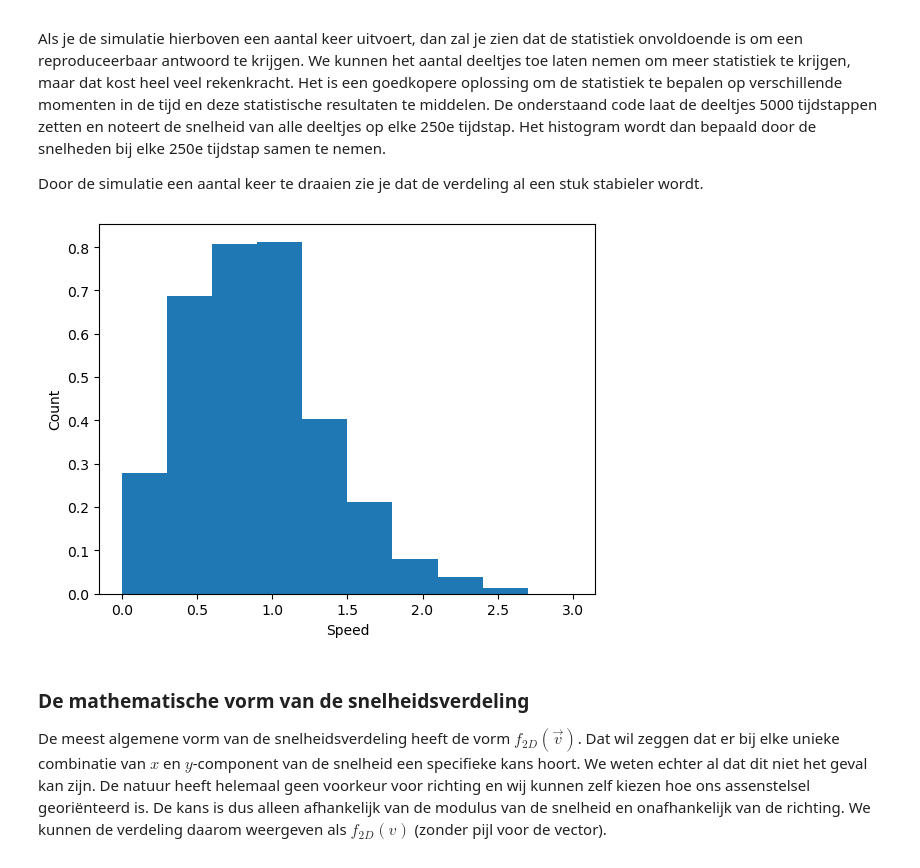
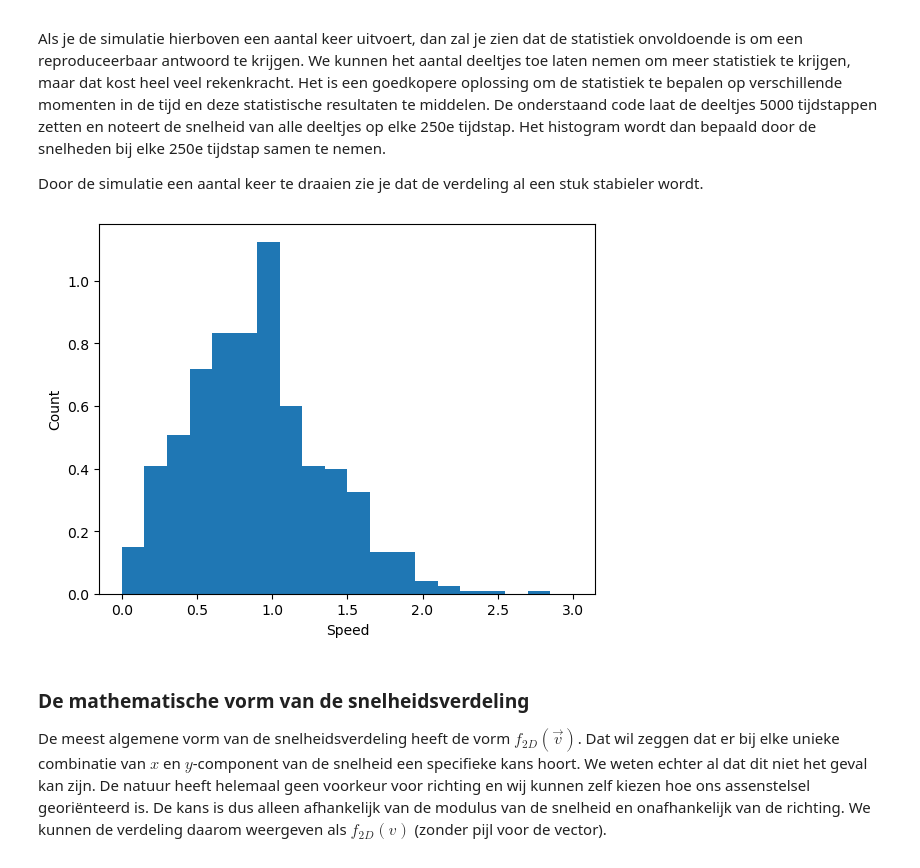
Before and after one commit to Ra3141592/Thermolab_eigen, a Jupyter notebook: Content/PySim/6_boltzmann.ipynb, the cells around one changed output. Saved outputs shown, nothing was run; the diff lists cells and outputs as text; code cells hidden in the pictures.

```diff
--- a/Content/PySim/6_boltzmann.ipynb
+++ b/Content/PySim/6_boltzmann.ipynb
@@ -230,27 +230,27 @@ Als je de simulatie hierboven een aantal keer uitvoert, dan zal je zien dat de s
 Door de simulatie een aantal keer te draaien zie je dat de verdeling al een stuk stabieler wordt.
 # %%
 particles = []
-num_bins = 10
+num_bins = 20
 tot_counts = np.zeros(num_bins, dtype=float)
 
 plt.figure()
 plt.xlabel('Speed')
 plt.ylabel('Count')
 
 create_uniform_particles(particles)
 
 for i in range(5000):
     take_time_step(particles)
     if i % 250 == 0:
         speeds = [np.linalg.norm(p.v) for p in particles]
         partial_counts, bins = np.histogram(speeds, bins=num_bins, density='True', range=[0,3*V_0])
         tot_counts += partial_counts
 
 norm_counts = tot_counts / 20
 plt.stairs(norm_counts, bins, fill='True')
 plt.show()
 # %% [output]
-[figure, old version]
+[figure, new version]
 # %% [markdown]
 ### De mathematische vorm van de snelheidsverdeling
 
```
Also changed, not shown: parts of 4 cells of this notebook.
